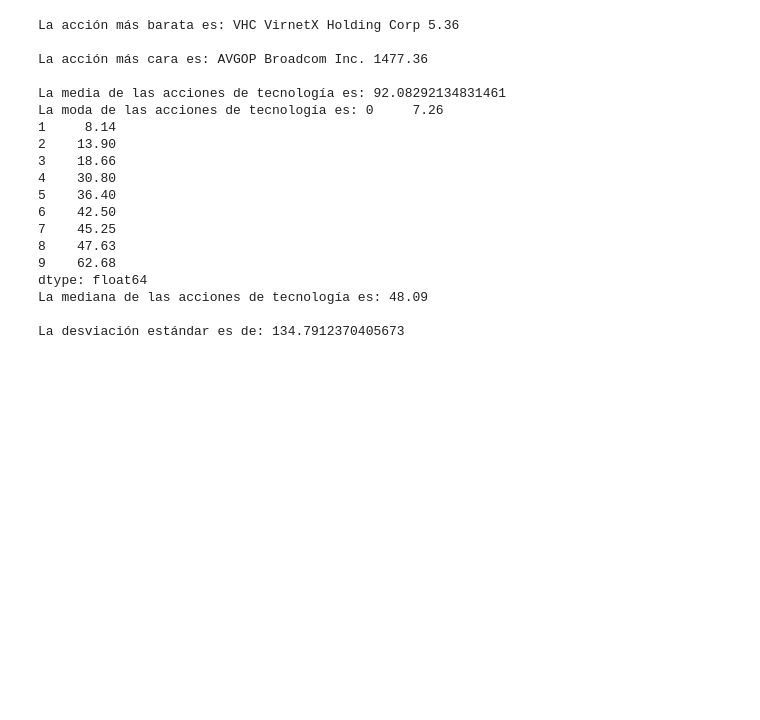
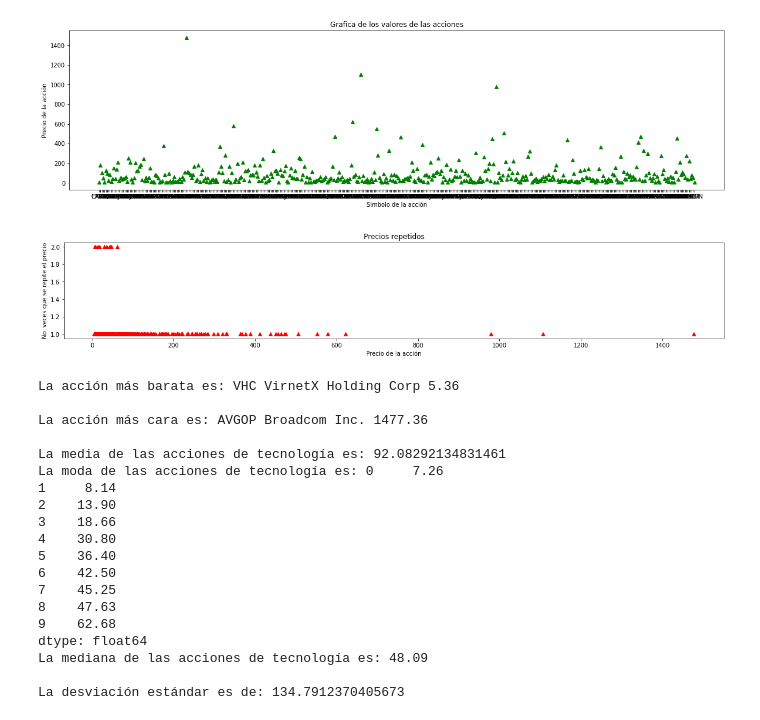
Before and after one commit to Jesicaroque/Examen_Unidad1, a Jupyter notebook: Estadistica/ms-technology_media_moda_mediana.ipynb, the cells around one changed output. Saved outputs shown, nothing was run; the diff lists cells and outputs as text; code cells hidden in the pictures; blank space fills up the shorter version.

Commit message:
Tarea matplotlib

```diff
--- a/Estadistica/ms-technology_media_moda_mediana.ipynb
+++ b/Estadistica/ms-technology_media_moda_mediana.ipynb
@@ -1,24 +1,48 @@
 # %%
 import pandas as pd
 import numpy as np
+import matplotlib.pyplot as plt
 
 df = pd.read_csv('csv-ms-technology/stock-ms-technology.csv').astype(str)
 
 df["Price (Intraday)"] = df["Price (Intraday)"].str.replace(",", "")
 df["Price (Intraday)"] = pd.to_numeric(df["Price (Intraday)"], errors="coerce")
 
 minPrice = df.loc[df["Price (Intraday)"] == df["Price (Intraday)"].min()]
 maxPrice = df.loc[df["Price (Intraday)"] == df["Price (Intraday)"].max()]
 
+plt.figure(figsize=(20, 5))
+plt.plot(df["Symbol"], df["Price (Intraday)"], 'g^')
+plt.xlabel("Simbolo de la acción")
+plt.ylabel("Precio de la acción")
+plt.title("Grafica de los valores de las acciones")
+plt.show()
+
+
+lisPrec = list(df["Price (Intraday)"])
+unicos = list(set(lisPrec))
+rep = []
+for key, val in enumerate(unicos):
+    rep.append(lisPrec.count(unicos[key]))
+
+plt.figure(figsize=(20, 3))
+plt.plot(unicos, rep, 'r^')
+plt.xlabel("Precio de la acción")
+plt.ylabel("No. veces que se repite el precio")
+plt.title("Precios repetidos")
+plt.show()
+
 print("La acción más barata es: {} {} {}\n".format(minPrice["Symbol"].values[0], minPrice["Name"].values[0], minPrice["Price (Intraday)"].values[0]))
 print("La acción más cara es: {} {} {}\n".format(maxPrice["Symbol"].values[0], maxPrice["Name"].values[0], maxPrice["Price (Intraday)"].values[0]))
 
 print("La media de las acciones de tecnología es: {}".format(df["Price (Intraday)"].mean()))
 print("La moda de las acciones de tecnología es: {}".format(df["Price (Intraday)"].mode()))
 print("La mediana de las acciones de tecnología es: {}\n".format(df["Price (Intraday)"].median()))
 
 print("La desviación estándar es de: {}".format(np.std(df["Price (Intraday)"])))
 # %% [output]
+[figure, added]
+[figure, added]
 La acción más barata es: VHC VirnetX Holding Corp 5.36
 
 La acción más cara es: AVGOP Broadcom Inc. 1477.36
```
Also changed, not shown: 1 other file.
